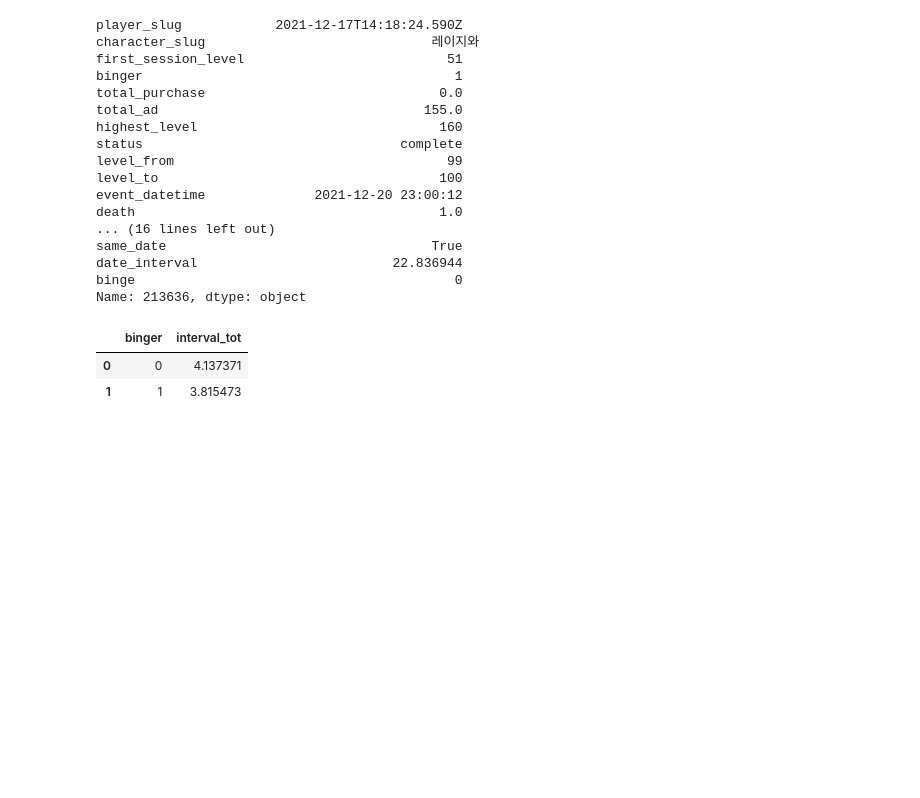
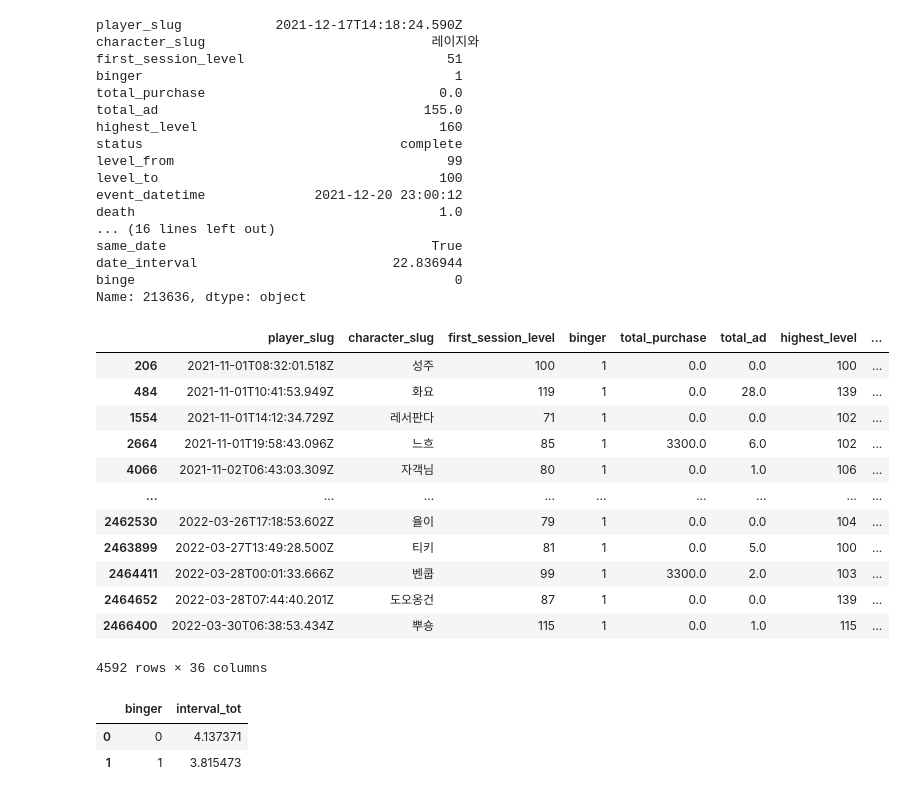
Before and after one commit to sunwo0ng/Binge, a Jupyter notebook: Paper_work/0909_Global_comparision.ipynb, the cells around one changed output. Cells and saved outputs as stored; diff of their text form; code cells hidden in the pictures; blank space fills up the shorter version.

```diff
--- a/Paper_work/0909_Global_comparision.ipynb
+++ b/Paper_work/0909_Global_comparision.ipynb
@@ -516,6 +516,22 @@ data['interval_until_norm'] = data.groupby('player_slug')['interval_normalized']
 # 각 player_slug의 마지막 level_to에서의 interval 값을 interval_tot으로 설정
 data['interval_tot_norm'] = data.groupby('player_slug')['interval_until_norm'].transform('last')
 df_last = data.drop_duplicates(subset='player_slug', keep='last')
+# %%
+df_last[df_last['binger']==1]
+# %% [output]
+|  | player_slug | character_slug | first_session_level | binger | total_purchase | total_ad | highest_level | ... |
+| 206 | 2021-11-01T08:32:01.518Z | 성주 | 100 | 1 | 0.0 | 0.0 | 100 | ... |
+| 484 | 2021-11-01T10:41:53.949Z | 화요 | 119 | 1 | 0.0 | 28.0 | 139 | ... |
+| 1554 | 2021-11-01T14:12:34.729Z | 레서판다 | 71 | 1 | 0.0 | 0.0 | 102 | ... |
+| 2664 | 2021-11-01T19:58:43.096Z | 느흐 | 85 | 1 | 3300.0 | 6.0 | 102 | ... |
+| 4066 | 2021-11-02T06:43:03.309Z | 자객님 | 80 | 1 | 0.0 | 1.0 | 106 | ... |
+| ... | ... | ... | ... | ... | ... | ... | ... | ... |
+| 2462530 | 2022-03-26T17:18:53.602Z | 율이 | 79 | 1 | 0.0 | 0.0 | 104 | ... |
+| 2463899 | 2022-03-27T13:49:28.500Z | 티키 | 81 | 1 | 0.0 | 5.0 | 100 | ... |
+| 2464411 | 2022-03-28T00:01:33.666Z | 벤쿱 | 99 | 1 | 3300.0 | 2.0 | 103 | ... |
+| 2464652 | 2022-03-28T07:44:40.201Z | 도오옹건 | 87 | 1 | 0.0 | 0.0 | 139 | ... |
+| 2466400 | 2022-03-30T06:38:53.434Z | 뿌숑 | 115 | 1 | 0.0 | 1.0 | 115 | ... |
+4592 rows × 36 columns
 # %%
 # binger 여부에 따라 그룹화하고 interval_tot의 평균 계산
 avg_interval_tot = df_last.groupby('binger')['interval_tot'].mean().reset_index()
```
Also changed, not shown: 5 other files.
